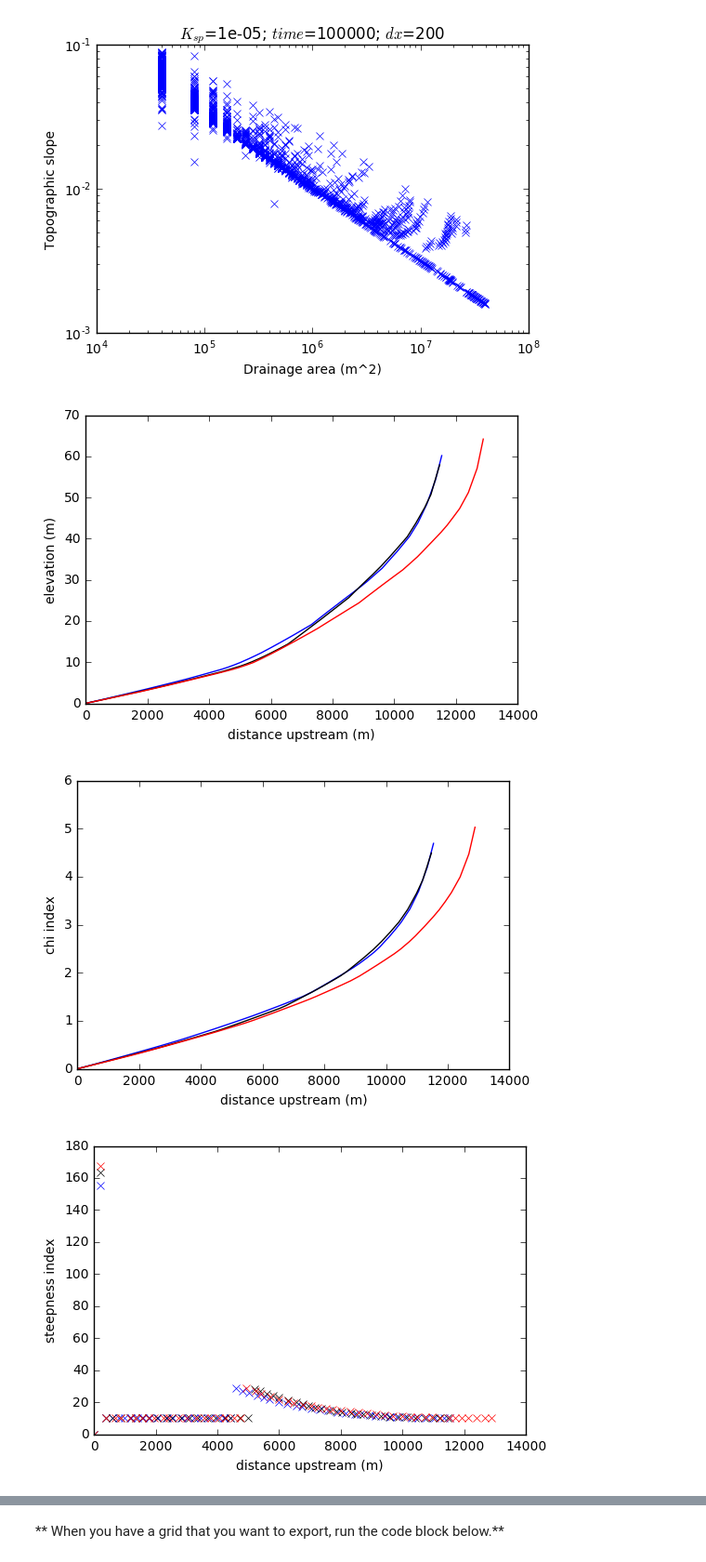
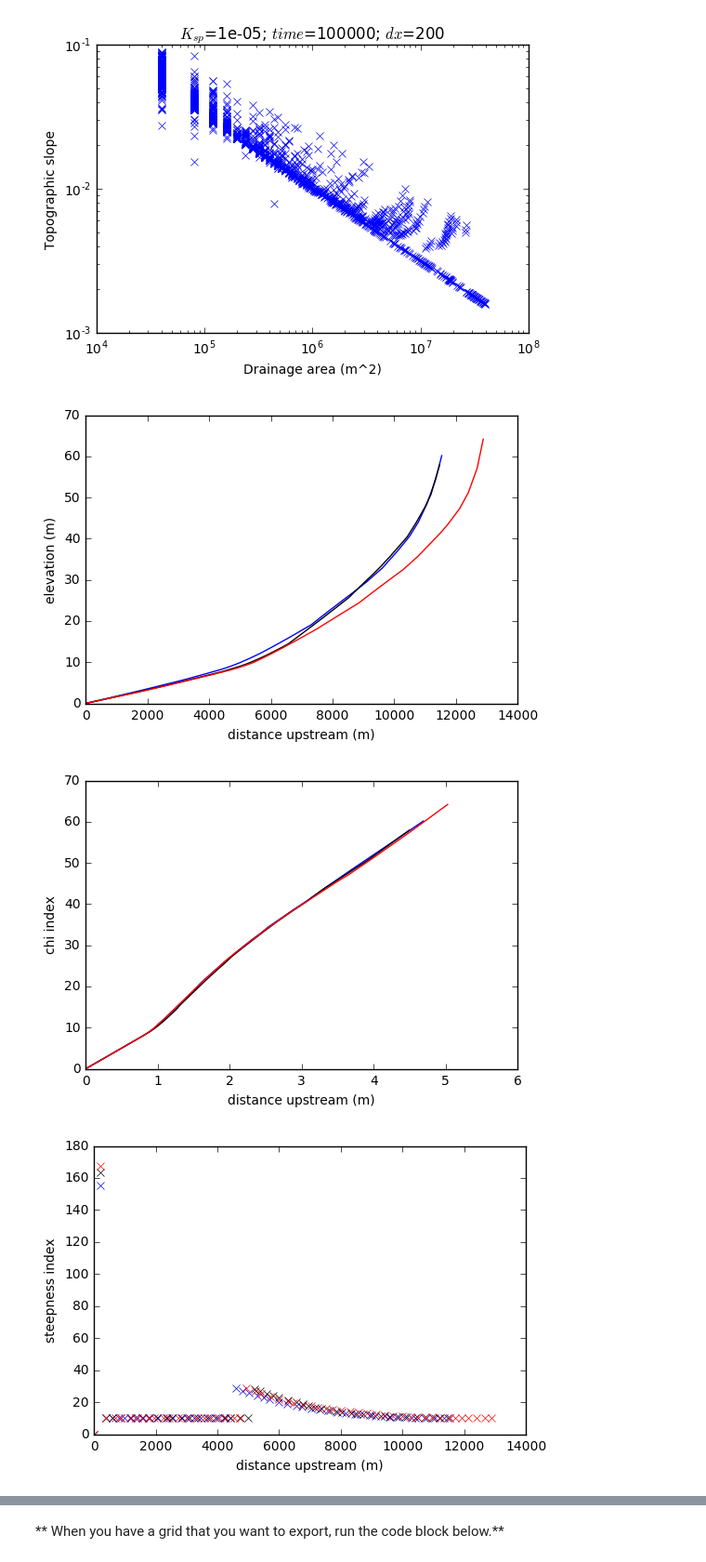
Before and after one commit to landlab/landlab_teaching_tools, a Jupyter notebook: geomorphology_exercises/channels_only_steadystate_and_perturb.ipynb, the cells around one changed output, grey strips where cells are left out. Shown: that part at 93% size. Saved outputs shown, nothing was run; the diff lists cells and outputs as text; code cells hidden in the pictures.

Commit message:
change to plot

```diff
--- a/geomorphology_exercises/channels_only_steadystate_and_perturb.ipynb
+++ b/geomorphology_exercises/channels_only_steadystate_and_perturb.ipynb
@@ -195,40 +195,43 @@ plt.ylabel('elevation (m)')
 cf.calculate_chi()
 sf.calculate_steepnesses()
 plt.figure(2)
-plt.plot(dists_upstr[0], mg.at_node['channel__chi_index'][profile_IDs[0]], 'b-')
-plt.plot(dists_upstr[1], mg.at_node['channel__chi_index'][profile_IDs[1]], 'k-')
-plt.plot(dists_upstr[2], mg.at_node['channel__chi_index'][profile_IDs[2]], 'r-')
+plt.plot(mg.at_node['channel__chi_index'][profile_IDs[0]],
+         mg.at_node['topographic__elevation'][profile_IDs[0]],'b-')
+plt.plot(mg.at_node['channel__chi_index'][profile_IDs[1]],
+         mg.at_node['topographic__elevation'][profile_IDs[1]],'k-')
+plt.plot(mg.at_node['channel__chi_index'][profile_IDs[2]],
+         mg.at_node['topographic__elevation'][profile_IDs[2]],'r-')
 plt.xlabel('distance upstream (m)')
 plt.ylabel('chi index')
 
 plt.figure(3)
 plt.plot(dists_upstr[0], mg.at_node['channel__steepness_index'][profile_IDs[0]], 'bx')
 plt.plot(dists_upstr[1], mg.at_node['channel__steepness_index'][profile_IDs[1]], 'kx')
 plt.plot(dists_upstr[2], mg.at_node['channel__steepness_index'][profile_IDs[2]], 'rx')
 plt.xlabel('distance upstream (m)')
 plt.ylabel('steepness index')
 
 plt.figure(4)
 plt.loglog(mg.at_node['drainage_area'][profile_IDs[0]],
            mg.at_node['topographic__steepest_slope'][profile_IDs[0]], 'bx')
 plt.loglog(mg.at_node['drainage_area'][profile_IDs[1]],
            mg.at_node['topographic__steepest_slope'][profile_IDs[1]], 'kx')
 plt.loglog(mg.at_node['drainage_area'][profile_IDs[2]],
            mg.at_node['topographic__steepest_slope'][profile_IDs[2]], 'rx')
 plt.xlabel('drainage area (m^2)')
 plt.ylabel('channel slope')
 
 plt.figure(5)
 imshow_grid(mg, 'channel__chi_index', grid_units=('m', 'm'),
                 var_name='Chi index ')
 
 
 plt.figure(6)
 imshow_grid(mg, 'channel__steepness_index', grid_units=('m', 'm'),
                 var_name='Steepness index ')
 # %% [output]
 [figure]
-[figure, old version]
+[figure, new version]
 [figure]
 [figure]
 [figure]
```
